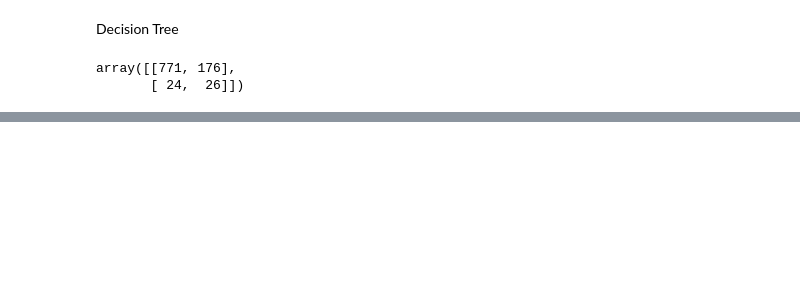
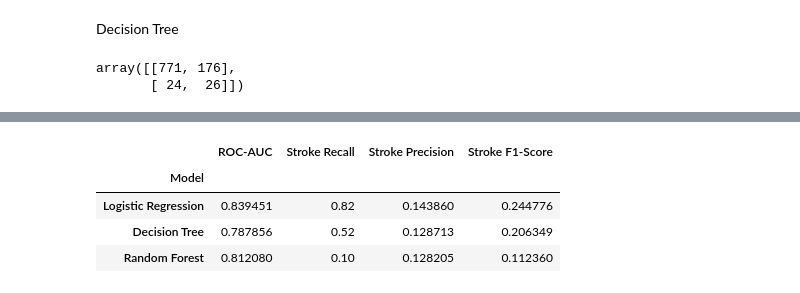
Before and after one commit to mithhhilesh/Brain-Stroke-Prediction, a Jupyter notebook: brain-stroke-prediction-using-lr-dt-rf.ipynb, the cells around one changed output, grey strips where cells are left out. Saved outputs shown, nothing was run; the diff lists cells and outputs as text; code cells hidden in the pictures; blank space fills up the shorter version.

```diff
--- a/brain-stroke-prediction-using-lr-dt-rf.ipynb
+++ b/brain-stroke-prediction-using-lr-dt-rf.ipynb
@@ -363,0 +355,6 @@ acc_dec_clf
+# %%
+dt_prob = dt_pipeline.predict_proba(X_test)[:, 1]
+
+print("--- Decision Tree Performance ---")
+print(classification_report(y_test, dt_pred, target_names=['No Stroke', 'Stroke']))
+print(f"ROC-AUC Score: {roc_auc_score(y_test, dt_prob):.4f}")
@@ -378,0 +428,25 @@ Score :  0.7993981945837513
+# %%
+models = {
+    'Logistic Regression': (lr_pred, lr_prob),
+    'Decision Tree': (dt_pred, dt_prob),
+    'Random Forest': (rf_pred, rf_prob)
+}
+comparison_data = []
+
+for name, (preds, probs) in models.items():
+    comparison_data.append({
+        'Model': name,
+        'ROC-AUC': roc_auc_score(y_test, probs),
+        'Stroke Recall': recall_score(y_test, preds, pos_label=1),
+        'Stroke Precision': precision_score(y_test, preds, pos_label=1, zero_division=0),
+        'Stroke F1-Score': f1_score(y_test, preds, pos_label=1)
+    })
+# %%
+comparison_df = pd.DataFrame(comparison_data).set_index('Model')
+display(comparison_df)
+# %% [output]
+|  | ROC-AUC | Stroke Recall | Stroke Precision | Stroke F1-Score |
+| Model |  |  |  |  |
+| Logistic Regression | 0.839451 | 0.82 | 0.143860 | 0.244776 |
+| Decision Tree | 0.787856 | 0.52 | 0.128713 | 0.206349 |
+| Random Forest | 0.812080 | 0.10 | 0.128205 | 0.112360 |
```
Also changed, not shown: parts of 25 cells of this notebook.
